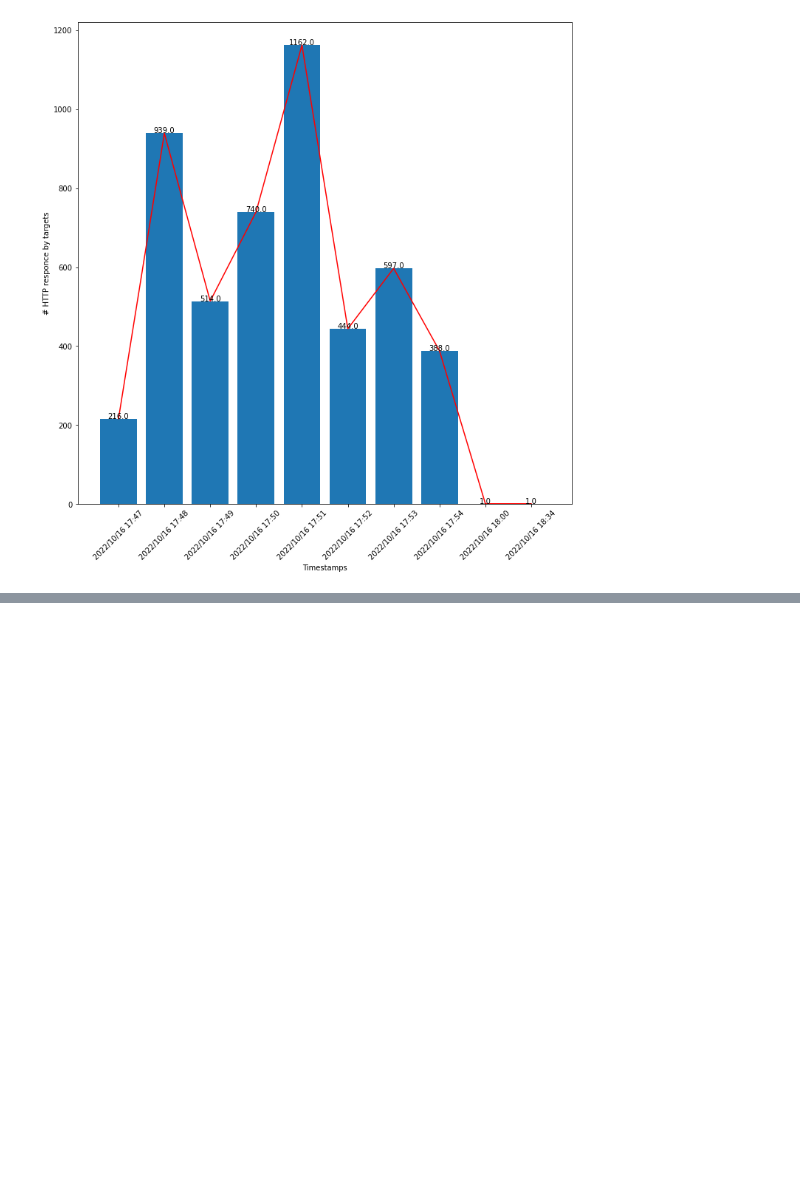
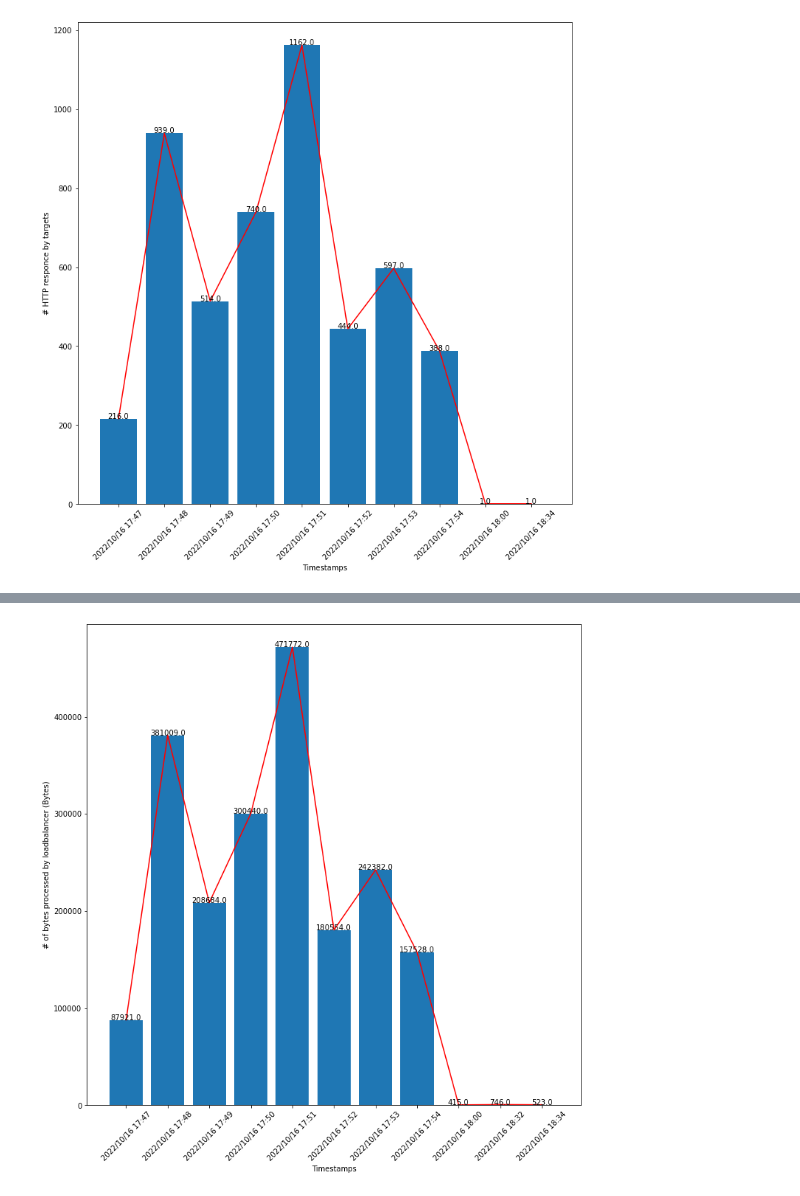
Before and after one commit to elheche/LOG8415, a Jupyter notebook: Assignment_1/src/analysis/loadbalancer_analysis.ipynb, the cells around one changed output, grey strips where cells are left out. Cells and saved outputs as stored; diff of their text form; code cells hidden in the pictures; blank space fills up the shorter version.

```diff
--- a/Assignment_1/src/analysis/loadbalancer_analysis.ipynb
+++ b/Assignment_1/src/analysis/loadbalancer_analysis.ipynb
@@ -86,0 +85,18 @@ pyplot.show()
+# %%
+active_connection_timestamps = list(reversed(['2022/10/16 18:34', '2022/10/16 18:32', '2022/10/16 18:00', '2022/10/16 17:54', '2022/10/16 17:53', '2022/10/16 17:52', '2022/10/16 17:51', '2022/10/16 17:50', '2022/10/16 17:49', '2022/10/16 17:48', '2022/10/16 17:47']))
+active_connection_values = list(reversed([523.0, 746.0, 415.0, 157528.0, 242382.0, 180554.0, 471772.0, 300440.0, 208684.0, 381009.0, 87921.0]))
+x_axis = np.arange(11)
+# %%
+fig = pyplot.figure(figsize=(12,12))
+#fig.suptitle("Active connection count")
+ax = fig.add_subplot(111)
+ax.bar(active_connection_timestamps, active_connection_values)
+ax.set_xticklabels(active_connection_timestamps,rotation = 45)
+addlabels(active_connection_timestamps, active_connection_values)
+pyplot.xlabel("Timestamps")
+pyplot.ylabel("# of bytes processed by loadbalancer (Bytes)")
+pyplot.plot(x_axis,active_connection_values, color="r")
+pyplot.savefig("document/Processed_bytes.pdf", dpi=400)
+pyplot.show()
+# %% [output]
+[figure, added]
```
Also changed, not shown: parts of 11 cells of this notebook, 1 other file.
